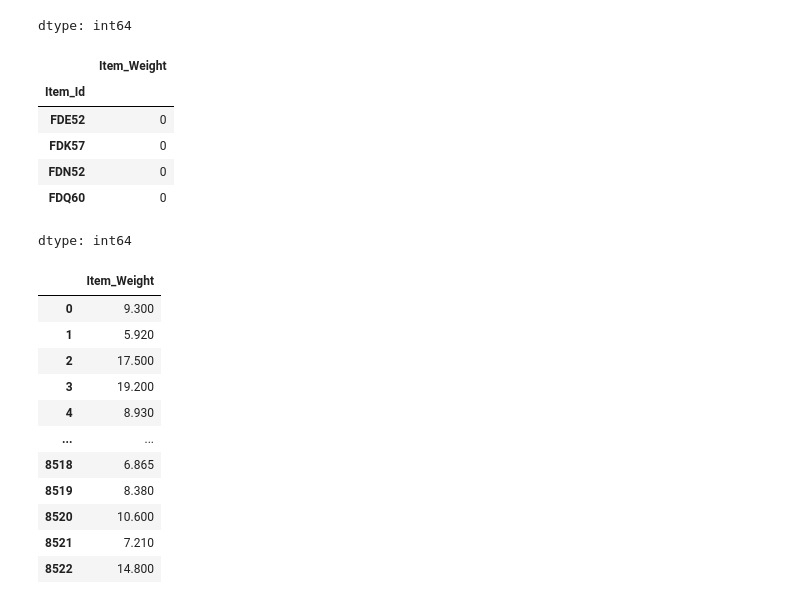
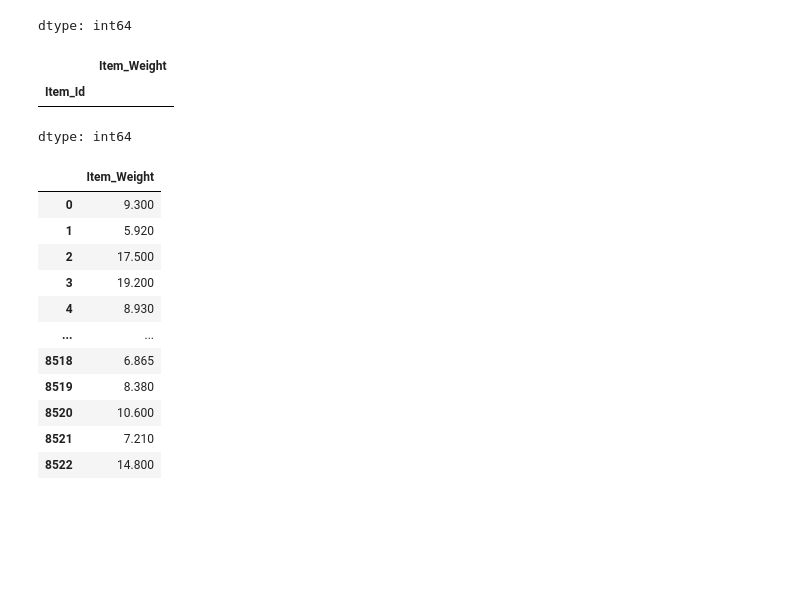
Before and after one commit to farahwadya/Prediction-of-Product-Sales, a Jupyter notebook: Prediction_of_Product_Sales.ipynb, the cells around one changed output. Cells and saved outputs as stored; diff of their text form; code cells hidden in the pictures; blank space fills up the shorter version.

```diff
--- a/Prediction_of_Product_Sales.ipynb
+++ b/Prediction_of_Product_Sales.ipynb
@@ -156,18 +158,12 @@ n_missing
 | Outlet_Type | 0 |
 | Item_Outlet_Sales | 0 |
 dtype: int64
-# %%
-# نأخذ كل Item_ID ونشوف كم عدد القيم المختلفة للـ Item_Weight عنده
-check = df_sales.groupby('Item_Id')['Item_Weight'].nunique()
-
-# نعرض فقط الـ Item_ID اللي عندها أكثر من قيمة مختلفة (يعني فيها عدم تطابق)
-check[check < 1]
-# %% [output]
-|  | Item_Weight |
-| Item_Id |  |
-| FDE52 | 0 |
-| FDK57 | 0 |
-| FDN52 | 0 |
-| FDQ60 | 0 |
-dtype: int64
+# %%
+check = df_sales.groupby('Item_Id')['Item_Weight'].nunique()
+
+check[check > 1]
+# %% [output]
+|  | Item_Weight |
+| Item_Id |  |
+dtype: int64
 # %%
```
Also changed, not shown: parts of 6 cells of this notebook.
